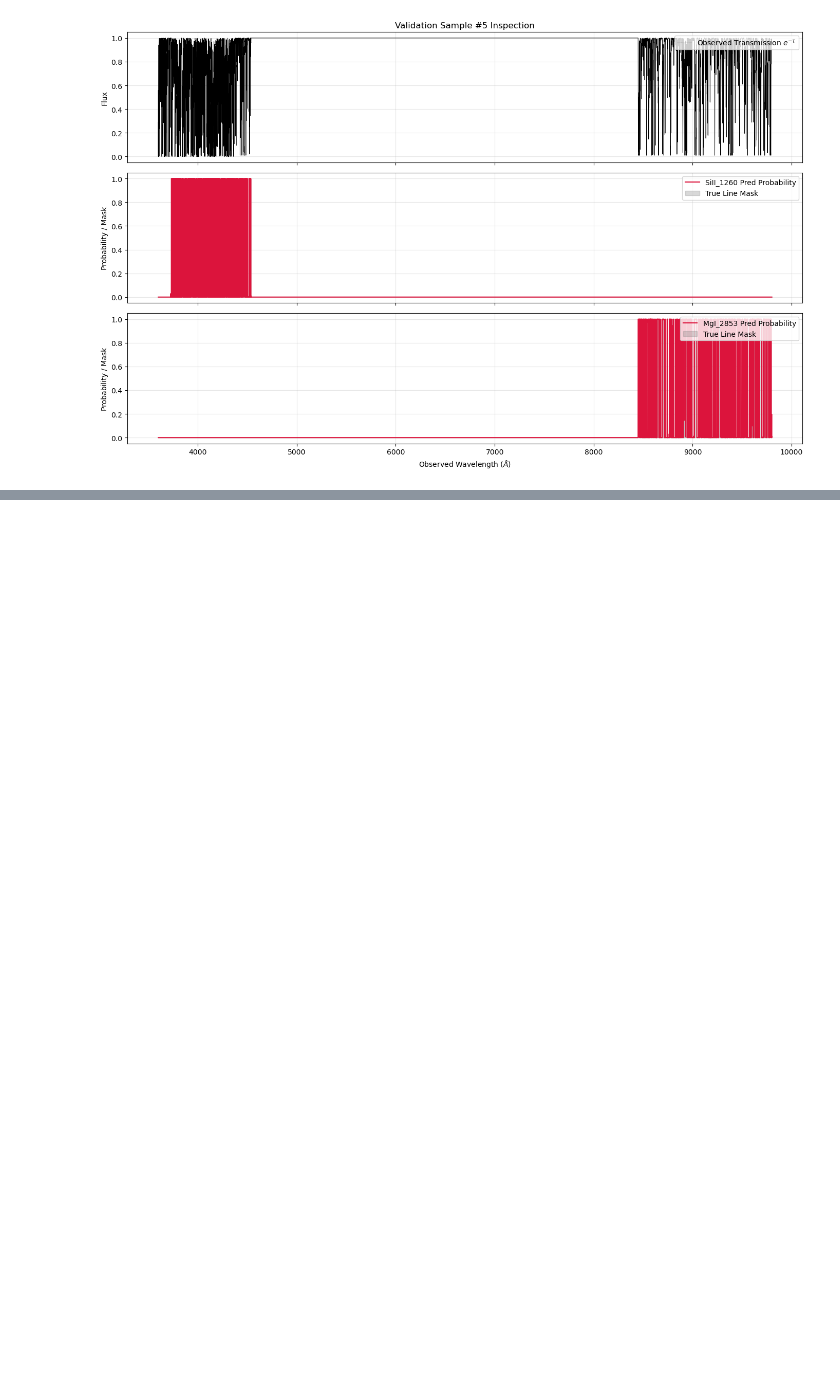
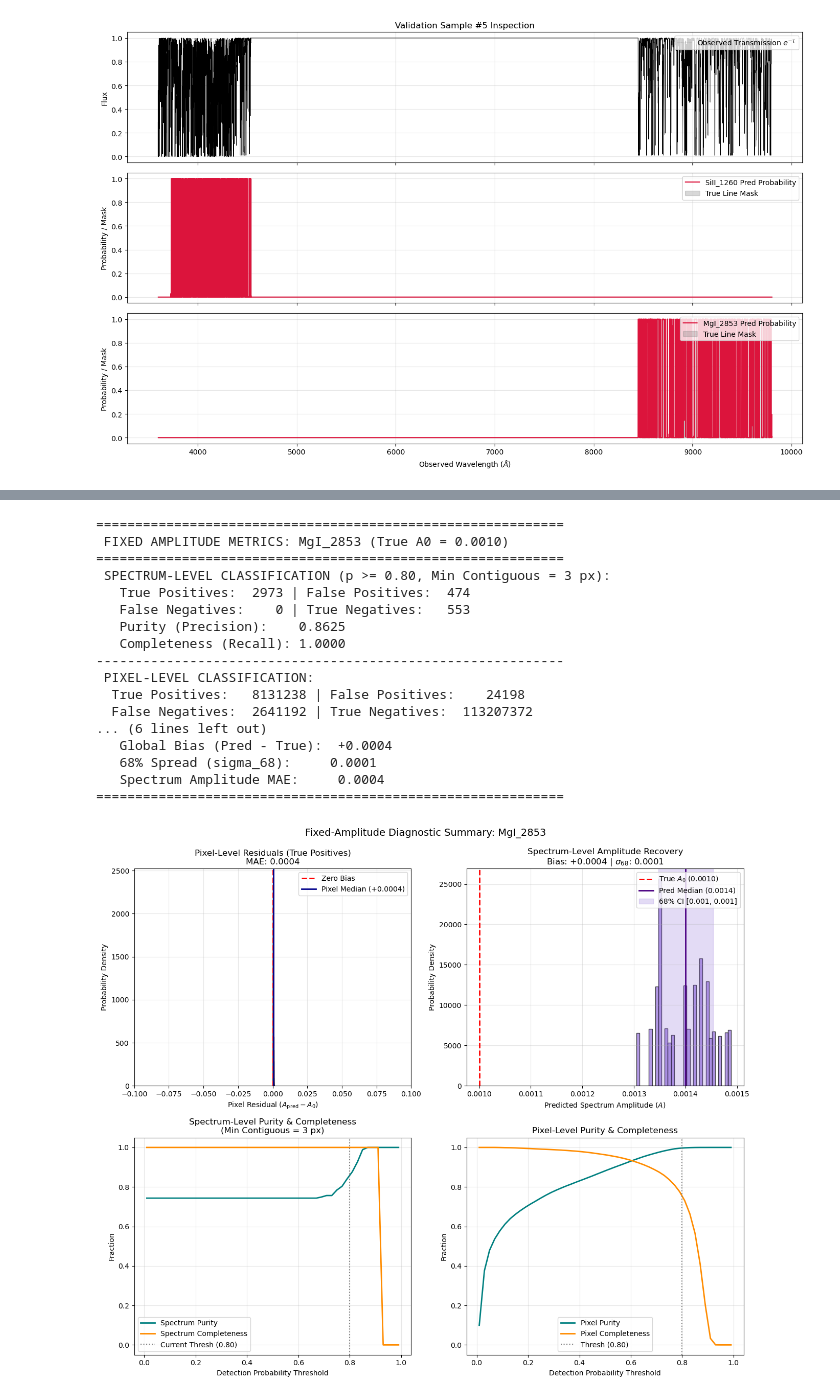
Before and after one commit to m-herbold/metal_classification, a Jupyter notebook: old/lognormal_unet-Copy1.ipynb, the cells around one changed output, grey strips where cells are left out. Cells and saved outputs as stored; diff of their text form; code cells hidden in the pictures; blank space fills up the shorter version.

```diff
--- a/old/lognormal_unet-Copy1.ipynb
+++ b/old/lognormal_unet-Copy1.ipynb
@@ -2031,0 +1862,11 @@ plot_sample_spectrum_prediction(
+# %%
+# Load the Saved Model Checkpoint
+# ----------------------------------------------------------------------
+# checkpoint_path = "../models/MgI_2853-SiII_1304-Dynamic_sampling.pt"
+checkpoint_path = "../models/MgI_2853-Dynamic_sampling.pt"
+
+model, _ = load_model_checkpoint(
+    checkpoint_path,
+    device=device,
+    model_class=SpectralDilatedUNet1D
+)
@@ -2031,0 +1875,40 @@ plot_sample_spectrum_prediction(
+# %%
+# Run Diagnostics on the Fixed-Amplitude Test Set
+# ----------------------------------------------------------------------
+# IMPORTANT: metal_names must match the exact keys in metal_dict order
+# metal_dict = {
+#     'MgI_2853': 2852.96,
+#     'SiII(1304)': 1304.3702
+#     }
+
+species_names = list(metal_dict.keys())  # ['MgI_2853', 'SiII(1304)']
+
+evaluate_fixed_amplitude_unet(
+    model=model,
+    # val_loader=test_loader_a001,
+    val_loader=test_loader_a0001,
+    device=device,
+    metal_names=species_names,
+    prob_thresh={"MgI_2853": 0.8},# "SiII(1304)": 0.6},          # Higher threshold for forest metal
+    min_contiguous_pixels={"MgI_2853": 3},# "SiII(1304)": 3},
+    # inputs_in_log_space=True,
+)
+# %% [output]
+============================================================
+ FIXED AMPLITUDE METRICS: MgI_2853 (True A0 = 0.0010)
+============================================================
+ SPECTRUM-LEVEL CLASSIFICATION (p >= 0.80, Min Contiguous = 3 px):
+   True Positives:  2973 | False Positives:  474
+   False Negatives:    0 | True Negatives:   553
+   Purity (Precision):    0.8625
+   Completeness (Recall): 1.0000
+------------------------------------------------------------
+ PIXEL-LEVEL CLASSIFICATION:
+  True Positives:   8131238 | False Positives:    24198
+  False Negatives:  2641192 | True Negatives:  113207372
+... (6 lines left out)
+   Global Bias (Pred - True):  +0.0004
+   68% Spread (sigma_68):     0.0001
+   Spectrum Amplitude MAE:     0.0004
+============================================================
+[figure, added]
```
Also changed, not shown: parts of 29 cells of this notebook, 2 other files.
